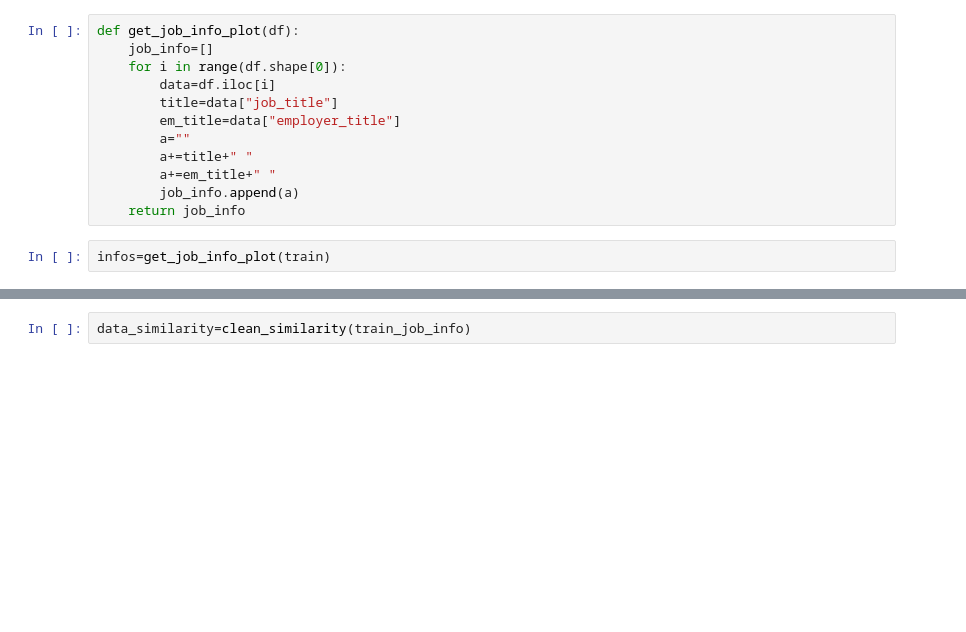
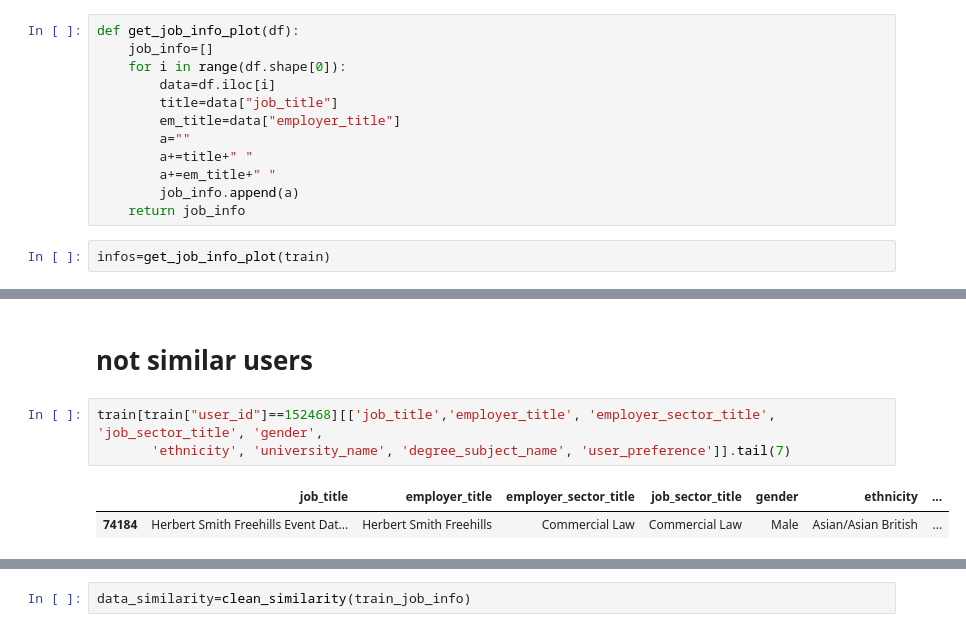
Before and after one commit to Lassanabright/Bright_Network-Data_Science, a Jupyter notebook: Word_Embedding.ipynb, the cells around one changed output, grey strips where cells are left out. Cells and saved outputs as stored; diff of their text form; blank space fills up the shorter version.

```diff
--- a/Word_Embedding.ipynb
+++ b/Word_Embedding.ipynb
@@ -881,0 +639,8 @@ def get_similar_doc(X_train, doc_id, n):
+# %% [markdown]
+# not similar users
+# %%
+train[train["user_id"]==152468][['job_title','employer_title', 'employer_sector_title', 'job_sector_title', 'gender',
+       'ethnicity', 'university_name', 'degree_subject_name', 'user_preference']].tail(7)
+# %% [output]
+|  | job_title | employer_title | employer_sector_title | job_sector_title | gender | ethnicity | ... |
+| 74184 | Herbert Smith Freehills Event Dat... | Herbert Smith Freehills | Commercial Law | Commercial Law | Male | Asian/Asian British | ... |
```
Also changed, not shown: parts of 86 cells of this notebook.
